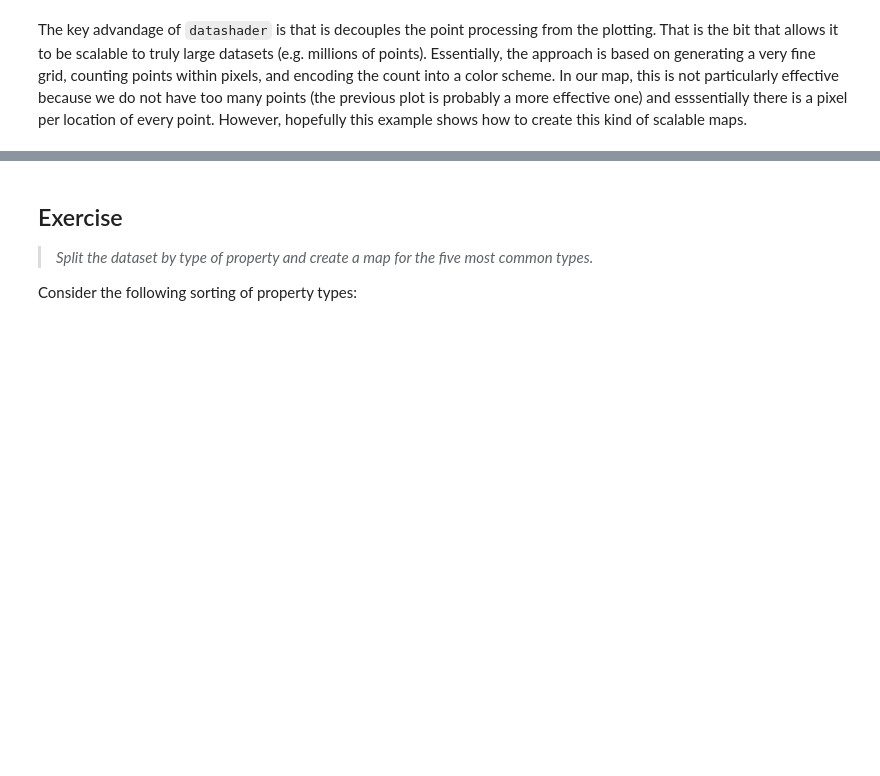
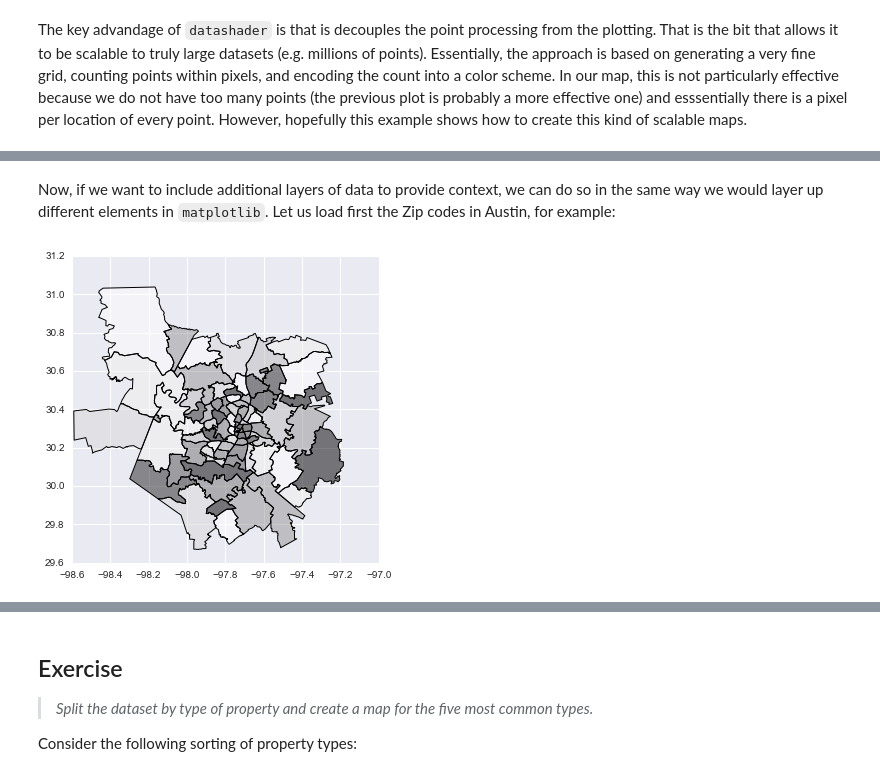
Before and after one commit to darribas/gds_scipy16, a Jupyter notebook: content/part2/04_points.ipynb, the cells around one changed output, grey strips where cells are left out. Saved outputs shown, nothing was run; the diff lists cells and outputs as text; code cells hidden in the pictures; blank space fills up the shorter version.

```diff
--- a/content/part2/04_points.ipynb
+++ b/content/part2/04_points.ipynb
@@ -164,0 +175,7 @@ The key advandage of `datashader` is that is decouples the point processing from
+# %% [markdown]
+Now, if we want to include additional layers of data to provide context, we can do so in the same way we would layer up different elements in `matplotlib`. Let us load first the Zip codes in Austin, for example:
+# %%
+zc = gpd.read_file('../data/Zipcodes.geojson')
+zc.plot();
+# %% [output]
+[figure, added]
```
Also changed, not shown: parts of 8 cells of this notebook.
